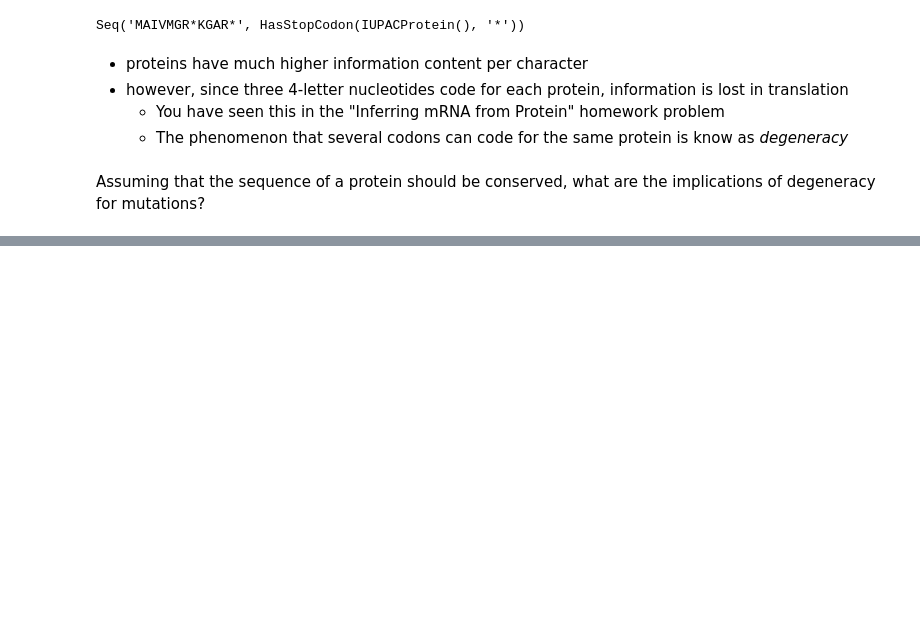
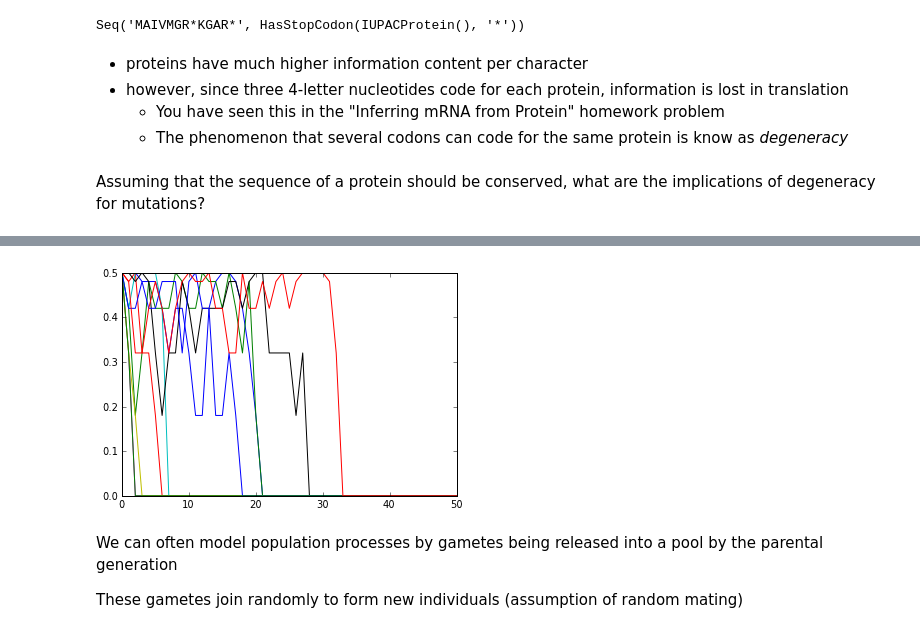
Before and after one commit to mikheyev/B02-lectures, a Jupyter notebook: 05. Continuing mutation, neutrality.ipynb, the cells around one changed output, grey strips where cells are left out. Drawn from its saved outputs; the diff is of its cells as text; code cells hidden in the pictures; blank space fills up the shorter version.

```diff
--- a/05. Continuing mutation, neutrality.ipynb
+++ b/05. Continuing mutation, neutrality.ipynb
@@ -283,0 +320,22 @@ Assuming that the sequence of a protein should be conserved, what are the implic
+# %%
+from __future__ import division
+def drift_heterozygosity(popsize = 10,numgen = 100):
+    startM = int(popsize/2)
+    eHet = [2*startM/popsize*(1-startM/popsize)]
+    prevgen = [1]*startM + [0]*(popsize - startM)
+    for gen in range(numgen):
+        nextgen = []
+        for ind in range(popsize):
+            nextgen = nextgen + [prevgen[(randint(0,popsize-1))]]
+        eHet.append(2*sum(nextgen)/popsize*(1-sum(nextgen)/popsize))
+        prevgen = nextgen
+    return(eHet)
+for i in range(10):
+    plt.plot(drift_heterozygosity(numgen=50,popsize=10))
+plt.show()
+# %% [output]
+[figure, added]
+# %% [markdown]
+We can often model population processes by gametes being released into a pool by the parental generation
+
+These gametes join randomly to form new individuals (assumption of random mating)
```
Also changed, not shown: parts of 4 cells of this notebook.
